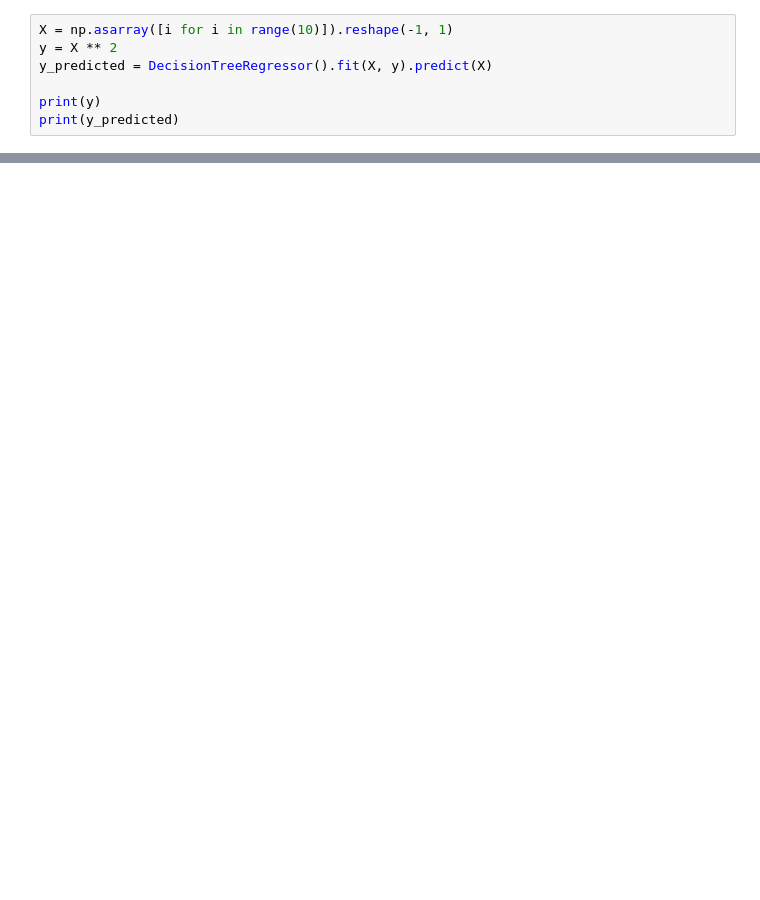
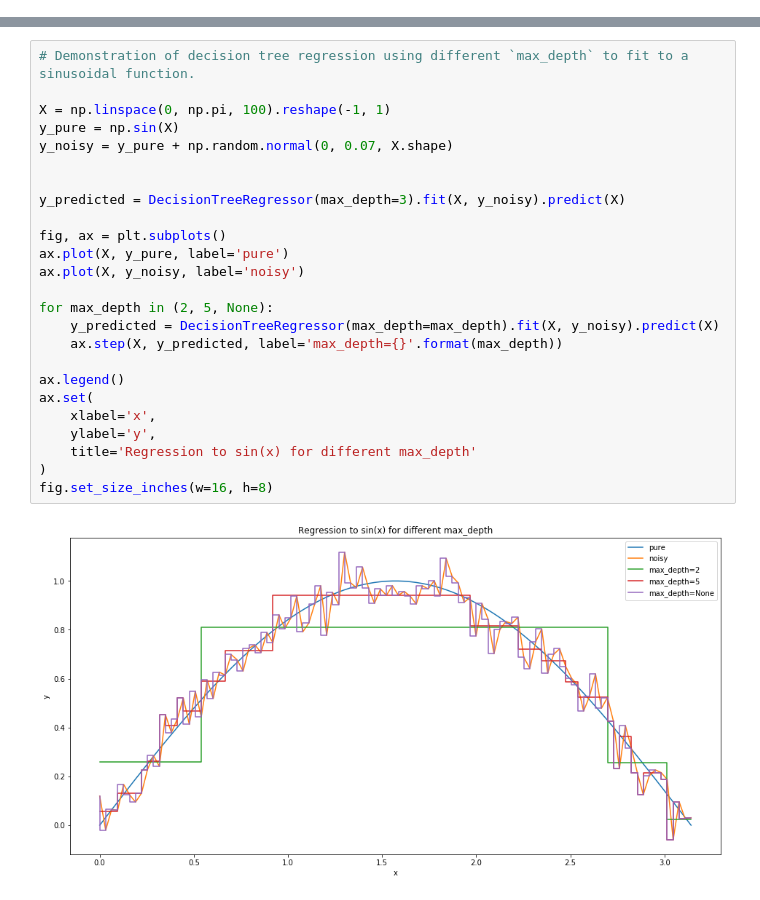
Before and after one commit to mbajer42/intro-python-ml, a Jupyter notebook: part-03-decision-trees.ipynb, the cells around one changed output, grey strips where cells are left out. Saved outputs shown, nothing was run; the diff lists cells and outputs as text; blank space fills up the shorter version.

Commit message:
Control decision tree with max depth

```diff
--- a/part-03-decision-trees.ipynb
+++ b/part-03-decision-trees.ipynb
@@ -167,7 +78,0 @@ class DecisionTreeRegressor(object):
-# %%
-X = np.asarray([i for i in range(10)]).reshape(-1, 1)
-y = X ** 2
-y_predicted = DecisionTreeRegressor().fit(X, y).predict(X)
-
-print(y)
-print(y_predicted)
@@ -185,0 +168,27 @@ print(y_predicted)
+# %%
+# Demonstration of decision tree regression using different `max_depth` to fit to a sinusoidal function.
+
+X = np.linspace(0, np.pi, 100).reshape(-1, 1)
+y_pure = np.sin(X)
+y_noisy = y_pure + np.random.normal(0, 0.07, X.shape)
+
+
+y_predicted = DecisionTreeRegressor(max_depth=3).fit(X, y_noisy).predict(X)
+
+fig, ax = plt.subplots()
+ax.plot(X, y_pure, label='pure')
+ax.plot(X, y_noisy, label='noisy')
+
+for max_depth in (2, 5, None):
+    y_predicted = DecisionTreeRegressor(max_depth=max_depth).fit(X, y_noisy).predict(X)
+    ax.step(X, y_predicted, label='max_depth={}'.format(max_depth))
+
+ax.legend()
+ax.set(
+    xlabel='x',
+    ylabel='y',
+    title='Regression to sin(x) for different max_depth'
+)
+fig.set_size_inches(w=16, h=8)
+# %% [output]
+[figure, added]
```
Also changed, not shown: parts of 5 cells of this notebook.
